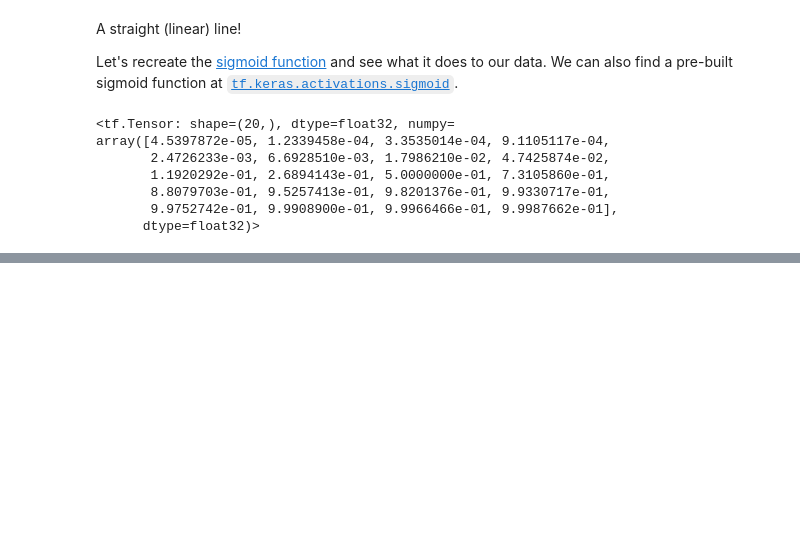
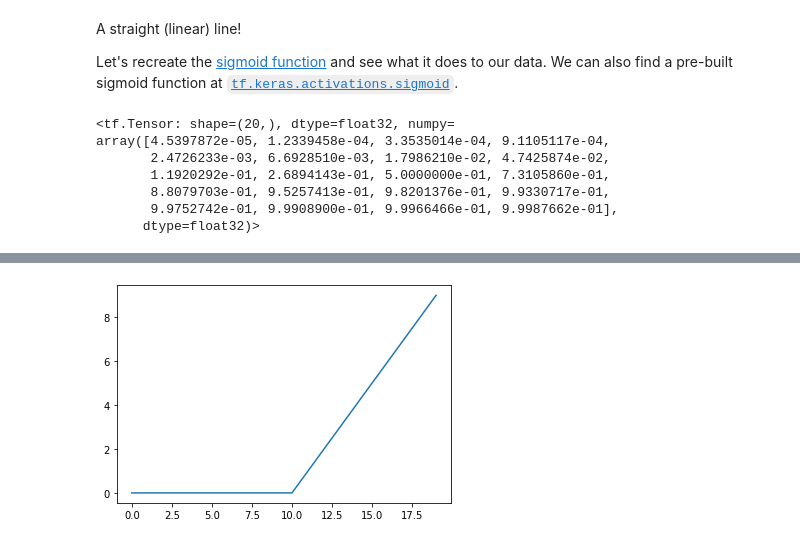
Before and after one commit to MRUTYUNJAYAMOHANTY/DATA-SCIENCE, a Jupyter notebook: TENSORFLOW/Neural_Network_Classification_TF/02_neural_network_classification_in_tensorflow.ipynb, the cells around one changed output, grey strips where cells are left out. Cells and saved outputs as stored; diff of their text form; code cells hidden in the pictures; blank space fills up the shorter version.

```diff
--- a/TENSORFLOW/Neural_Network_Classification_TF/02_neural_network_classification_in_tensorflow.ipynb
+++ b/TENSORFLOW/Neural_Network_Classification_TF/02_neural_network_classification_in_tensorflow.ipynb
@@ -797,0 +820,5 @@ array([4.5397872e-05, 1.2339458e-04, 3.3535014e-04, 9.1105117e-04,
+# %%
+# Plot ReLU-modified tensor
+plt.plot(relu(A));
+# %% [output]
+[figure, added]
```
Also changed, not shown: parts of 13 cells of this notebook.
